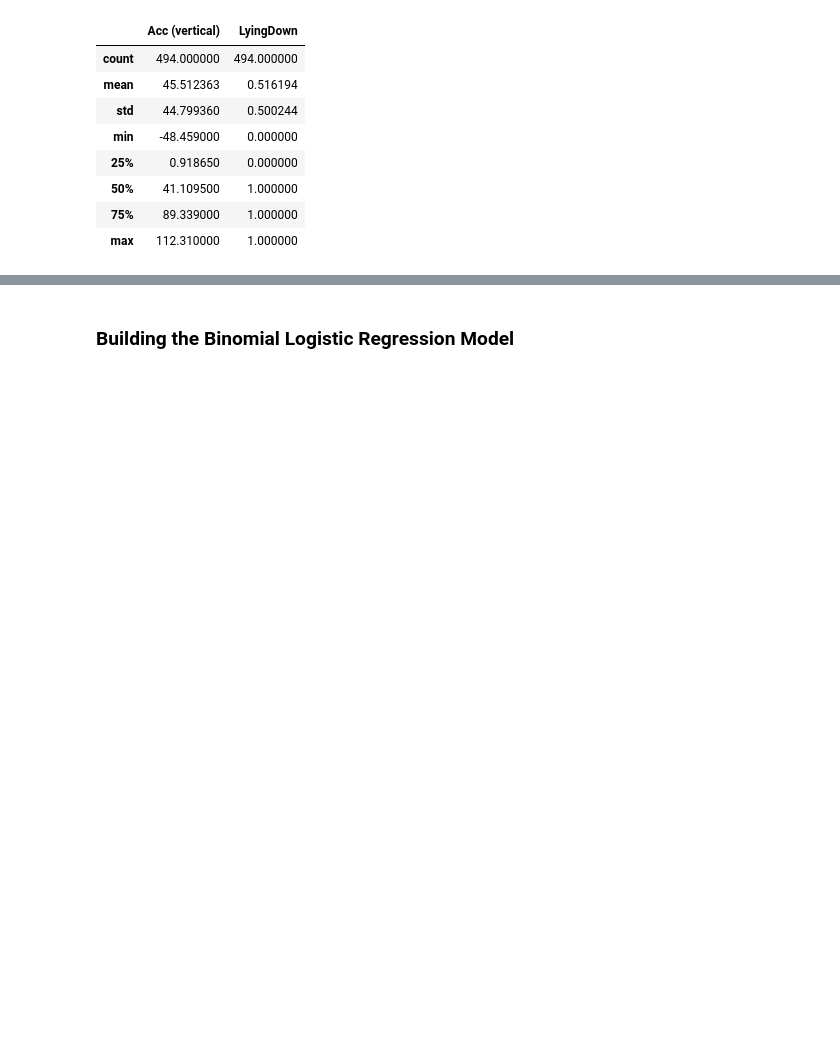
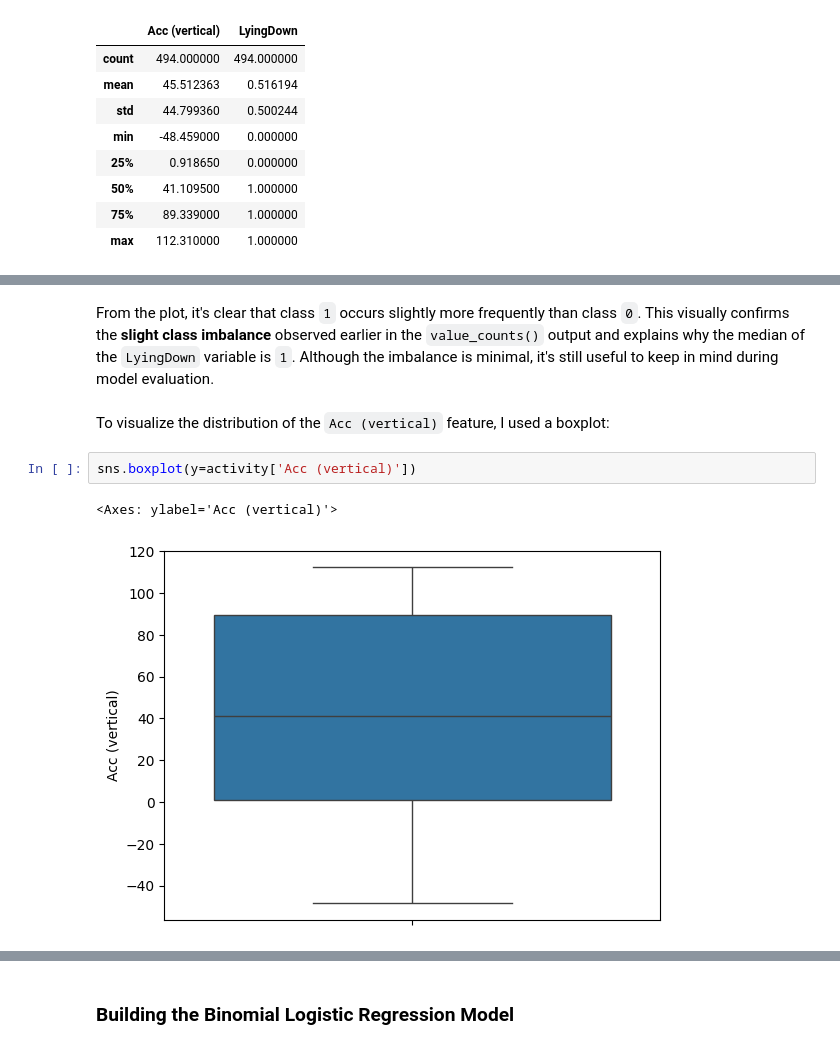
Before and after one commit to Cyberoctane29/Elderly-Motion-Analytics-for-Fall-Prevention, a Jupyter notebook: Elderly_Motion_Analytics_for_Fall_Prevention.ipynb, the cells around one changed output, grey strips where cells are left out. Drawn from its saved outputs; the diff is of its cells as text; blank space fills up the shorter version.

```diff
--- a/Elderly_Motion_Analytics_for_Fall_Prevention.ipynb
+++ b/Elderly_Motion_Analytics_for_Fall_Prevention.ipynb
@@ -122,0 +204,9 @@ activity.describe()
+# %% [markdown]
+From the plot, it's clear that class `1` occurs slightly more frequently than class `0`. This visually confirms the **slight class imbalance** observed earlier in the `value_counts()` output and explains why the median of the `LyingDown` variable is `1`. Although the imbalance is minimal, it's still useful to keep in mind during model evaluation.
+# %% [markdown]
+To visualize the distribution of the `Acc (vertical)` feature, I used a boxplot:
+# %%
+sns.boxplot(y=activity['Acc (vertical)'])
+# %% [output]
+<Axes: ylabel='Acc (vertical)'>
+[figure, added]
```
Also changed, not shown: parts of 18 cells of this notebook.
